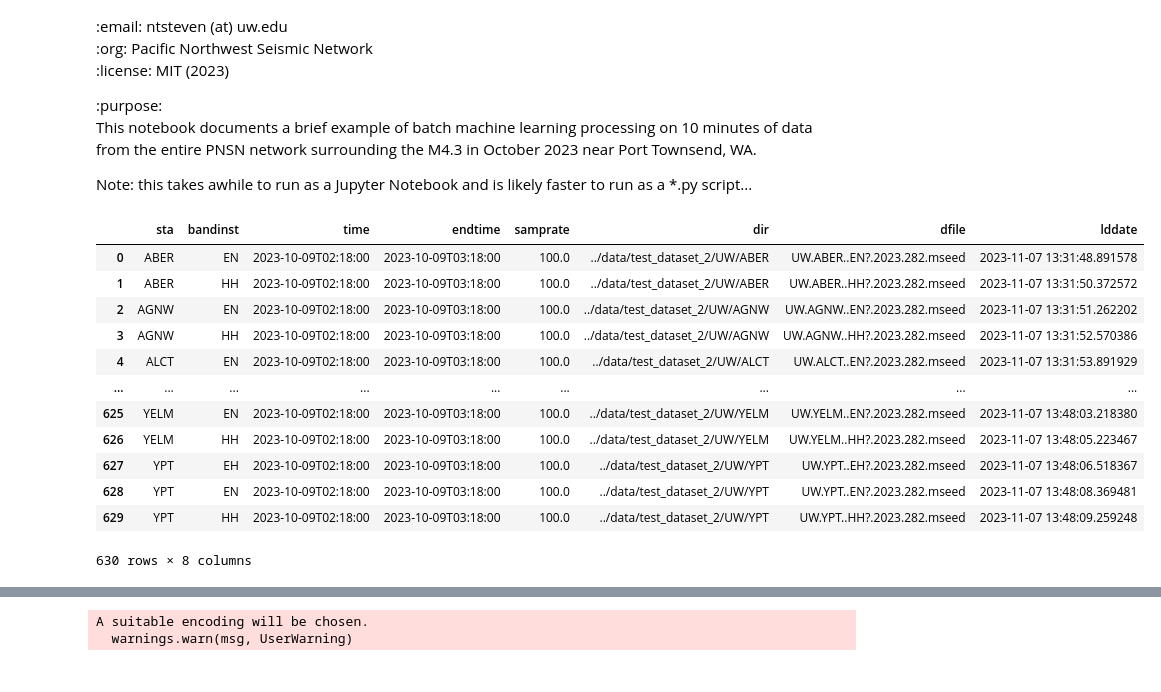
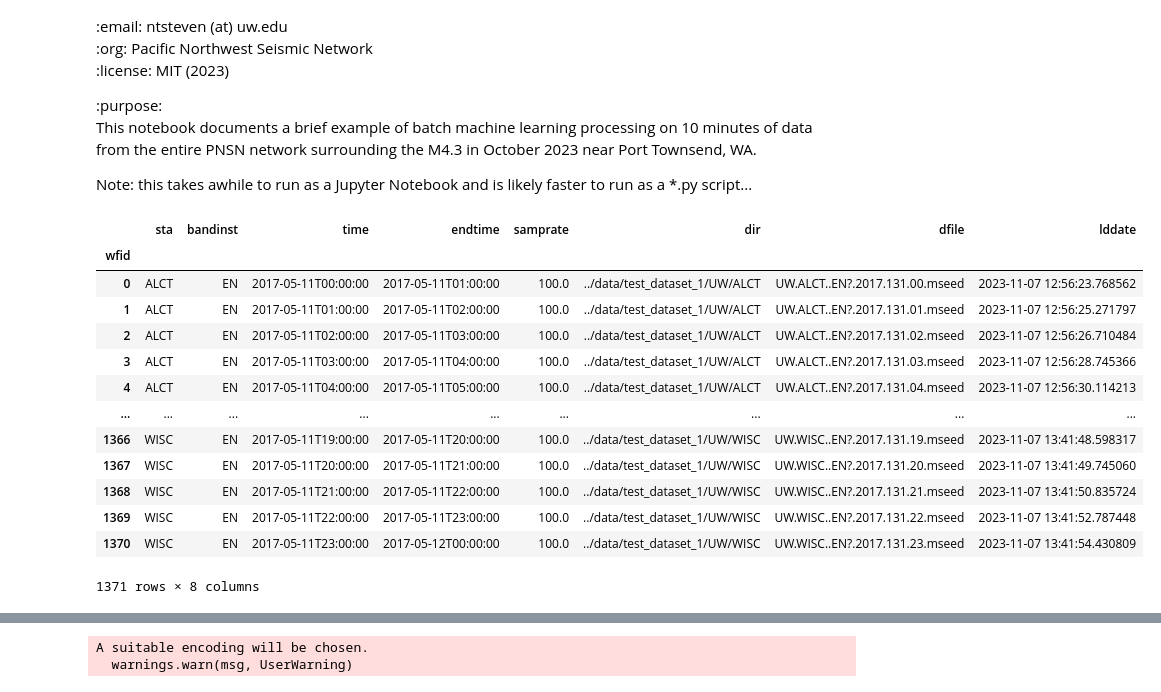
Before and after one commit to pnsn/Sci-Prod-ML, a Jupyter notebook: ml_prediction/notebooks/example_batch_processing.ipynb, the cells around one changed output, grey strips where cells are left out. Drawn from its saved outputs; the diff is of its cells as text; code cells hidden in the pictures.

Commit message:
Shift to process test_dataset_1

```diff
--- a/ml_prediction/notebooks/example_batch_processing.ipynb
+++ b/ml_prediction/notebooks/example_batch_processing.ipynb
@@ -23,24 +23,25 @@ import core.preprocessing as prep
 import core.prediction as pred
 import core.postprocessing as post
 # %%
-# Get the wfdisc.csv for test_dataset_2
-wfdisc_file = os.path.join('..','data','test_dataset_2','wfdisc.csv')
+# Get the wfdisc.csv for test_dataset_1
+wfdisc_file = os.path.join('..','data','test_dataset_1','wfdisc.csv')
 df_wf = pd.read_csv(wfdisc_file,parse_dates=['time','endtime'],index_col=[0])
 display(df_wf)
 # %% [output]
 |  | sta | bandinst | time | endtime | samprate | dir | dfile | lddate |
-| 0 | ABER | EN | 2023-10-09T02:18:00 | 2023-10-09T03:18:00 | 100.0 | ../data/test_dataset_2/UW/ABER | UW.ABER..EN?.2023.282.mseed | 2023-11-07 13:31:48.891578 |
-| 1 | ABER | HH | 2023-10-09T02:18:00 | 2023-10-09T03:18:00 | 100.0 | ../data/test_dataset_2/UW/ABER | UW.ABER..HH?.2023.282.mseed | 2023-11-07 13:31:50.372572 |
-| 2 | AGNW | EN | 2023-10-09T02:18:00 | 2023-10-09T03:18:00 | 100.0 | ../data/test_dataset_2/UW/AGNW | UW.AGNW..EN?.2023.282.mseed | 2023-11-07 13:31:51.262202 |
-| 3 | AGNW | HH | 2023-10-09T02:18:00 | 2023-10-09T03:18:00 | 100.0 | ../data/test_dataset_2/UW/AGNW | UW.AGNW..HH?.2023.282.mseed | 2023-11-07 13:31:52.570386 |
-| 4 | ALCT | EN | 2023-10-09T02:18:00 | 2023-10-09T03:18:00 | 100.0 | ../data/test_dataset_2/UW/ALCT | UW.ALCT..EN?.2023.282.mseed | 2023-11-07 13:31:53.891929 |
+| wfid |  |  |  |  |  |  |  |  |
+| 0 | ALCT | EN | 2017-05-11T00:00:00 | 2017-05-11T01:00:00 | 100.0 | ../data/test_dataset_1/UW/ALCT | UW.ALCT..EN?.2017.131.00.mseed | 2023-11-07 12:56:23.768562 |
+| 1 | ALCT | EN | 2017-05-11T01:00:00 | 2017-05-11T02:00:00 | 100.0 | ../data/test_dataset_1/UW/ALCT | UW.ALCT..EN?.2017.131.01.mseed | 2023-11-07 12:56:25.271797 |
+| 2 | ALCT | EN | 2017-05-11T02:00:00 | 2017-05-11T03:00:00 | 100.0 | ../data/test_dataset_1/UW/ALCT | UW.ALCT..EN?.2017.131.02.mseed | 2023-11-07 12:56:26.710484 |
+| 3 | ALCT | EN | 2017-05-11T03:00:00 | 2017-05-11T04:00:00 | 100.0 | ../data/test_dataset_1/UW/ALCT | UW.ALCT..EN?.2017.131.03.mseed | 2023-11-07 12:56:28.745366 |
+| 4 | ALCT | EN | 2017-05-11T04:00:00 | 2017-05-11T05:00:00 | 100.0 | ../data/test_dataset_1/UW/ALCT | UW.ALCT..EN?.2017.131.04.mseed | 2023-11-07 12:56:30.114213 |
 | ... | ... | ... | ... | ... | ... | ... | ... | ... |
-| 625 | YELM | EN | 2023-10-09T02:18:00 | 2023-10-09T03:18:00 | 100.0 | ../data/test_dataset_2/UW/YELM | UW.YELM..EN?.2023.282.mseed | 2023-11-07 13:48:03.218380 |
-| 626 | YELM | HH | 2023-10-09T02:18:00 | 2023-10-09T03:18:00 | 100.0 | ../data/test_dataset_2/UW/YELM | UW.YELM..HH?.2023.282.mseed | 2023-11-07 13:48:05.223467 |
-| 627 | YPT | EH | 2023-10-09T02:18:00 | 2023-10-09T03:18:00 | 100.0 | ../data/test_dataset_2/UW/YPT | UW.YPT..EH?.2023.282.mseed | 2023-11-07 13:48:06.518367 |
-| 628 | YPT | EN | 2023-10-09T02:18:00 | 2023-10-09T03:18:00 | 100.0 | ../data/test_dataset_2/UW/YPT | UW.YPT..EN?.2023.282.mseed | 2023-11-07 13:48:08.369481 |
-| 629 | YPT | HH | 2023-10-09T02:18:00 | 2023-10-09T03:18:00 | 100.0 | ../data/test_dataset_2/UW/YPT | UW.YPT..HH?.2023.282.mseed | 2023-11-07 13:48:09.259248 |
+| 1366 | WISC | EN | 2017-05-11T19:00:00 | 2017-05-11T20:00:00 | 100.0 | ../data/test_dataset_1/UW/WISC | UW.WISC..EN?.2017.131.19.mseed | 2023-11-07 13:41:48.598317 |
+| 1367 | WISC | EN | 2017-05-11T20:00:00 | 2017-05-11T21:00:00 | 100.0 | ../data/test_dataset_1/UW/WISC | UW.WISC..EN?.2017.131.20.mseed | 2023-11-07 13:41:49.745060 |
+| 1368 | WISC | EN | 2017-05-11T21:00:00 | 2017-05-11T22:00:00 | 100.0 | ../data/test_dataset_1/UW/WISC | UW.WISC..EN?.2017.131.21.mseed | 2023-11-07 13:41:50.835724 |
+| 1369 | WISC | EN | 2017-05-11T22:00:00 | 2017-05-11T23:00:00 | 100.0 | ../data/test_dataset_1/UW/WISC | UW.WISC..EN?.2017.131.22.mseed | 2023-11-07 13:41:52.787448 |
+| 1370 | WISC | EN | 2017-05-11T23:00:00 | 2017-05-12T00:00:00 | 100.0 | ../data/test_dataset_1/UW/WISC | UW.WISC..EN?.2017.131.23.mseed | 2023-11-07 13:41:54.430809 |
-630 rows × 8 columns
+1371 rows × 8 columns
 # %%
 # Load all data
 stream = Stream()
```
Also changed, not shown: parts of 6 cells of this notebook.
